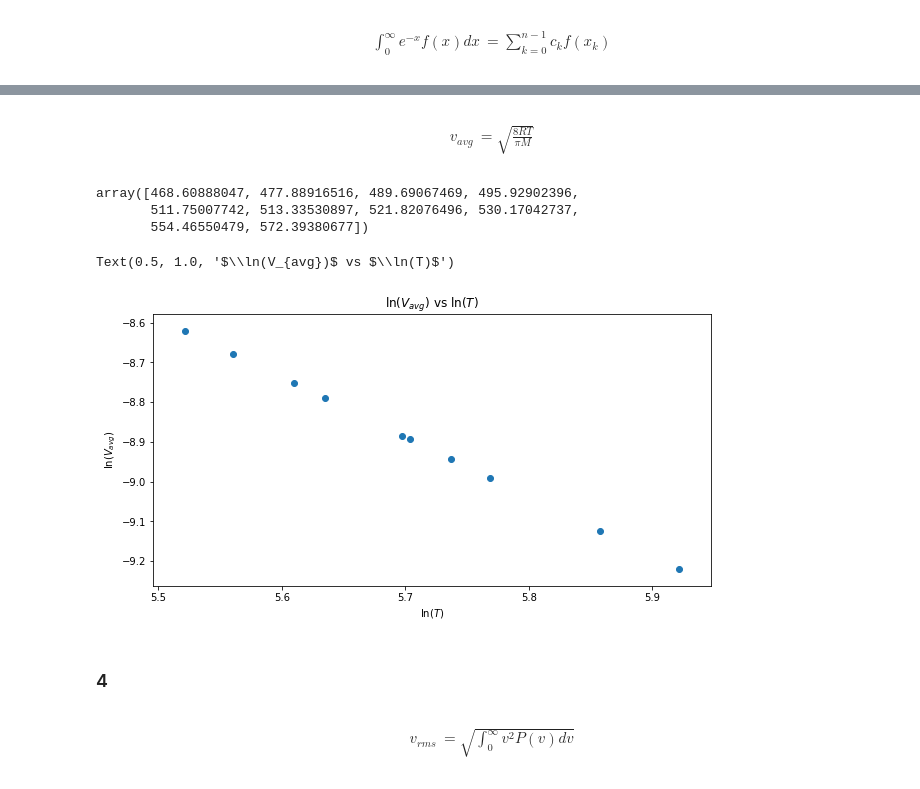
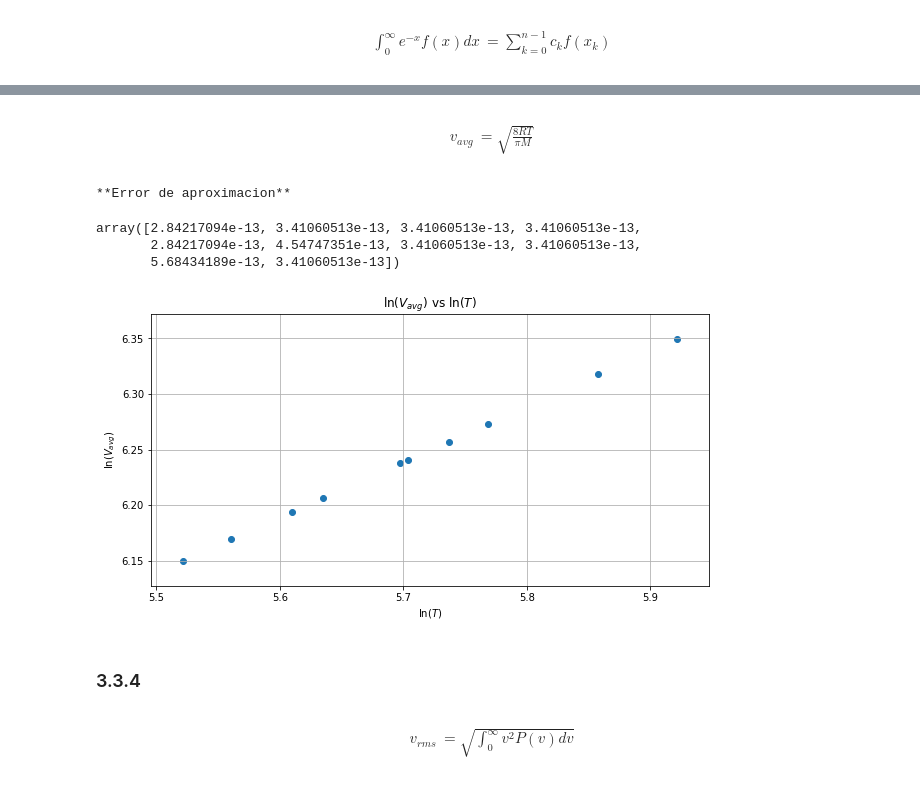
Before and after one commit to max197/FISI2526-MetCompCompl-202320, a Jupyter notebook: Taller_2/Punto3_CuadraturaGauss.ipynb, the cells around one changed output, grey strips where cells are left out. Cells and saved outputs as stored; diff of their text form; code cells hidden in the pictures.

```diff
--- a/Taller_2/Punto3_CuadraturaGauss.ipynb
+++ b/Taller_2/Punto3_CuadraturaGauss.ipynb
@@ -468,0 +480,5 @@ def funcion_integrar(x):
+# %%
+def sustitucion(u,M=helium_m,R=boltzmann_k,T=298.15):
+    '''Definicion de f(u)'''
+    temp = np.sqrt((2*R*T*u)/M)
+    return ((2*R*T*u)/M)*4*np.pi*(M/(2*np.pi*R*T))**(3/2)*(2*R*T)/(2*M*temp)
@@ -469,3 +515,7 @@ def funcion_integrar(x):
+# %%
+def sustitucion(u,M = helium_m,T=298.15):
+    R = boltzmann_k
+    return ((2*R*T*u)/M)*4*np.pi*(M/(2*np.pi*R*T))**(3/2)*(2*R*T)/(2*M)
 # %%
 n = 4
 x = sym.Symbol('x',real=True)
@@ -522,6 +524,6 @@ ck = GetWeightsGLag(n)
 # %%
 def velocidad_promedio(T):
-    return sum(ck*funcion_integrar(xk,T=T))
+    return sum(ck*sustitucion(xk,T=T))
 # %%
 T = np.array([250,260,273,280,298.15,300,310,320,350,373])
 promedios=np.array([])
@@ -536,32 +538,36 @@ array([1.80439477e-04, 1.70133445e-04, 1.58130427e-04, 1.52239453e-04,
+# %% [markdown]
+$$
+\begin{align*}
+    v_{avg} &= \sqrt{\frac{8RT}{\pi M}}
+\end{align*}
+$$
 # %%
 #Valor teorico
 def valoresperado(T):
     return np.sqrt((8*boltzmann_k*T)/(np.pi*helium_m))
-# %% [markdown]
-$$
-\begin{align*}
-    v_{avg} &= \sqrt{\frac{8RT}{\pi M}}
-\end{align*}
-$$
-# %%
-valoresperado(T)
-# %% [output]
-array([468.60888047, 477.88916516, 489.69067469, 495.92902396,
-       511.75007742, 513.33530897, 521.82076496, 530.17042737,
-       554.46550479, 572.39380677])
+# %%
+expected_values = valoresperado(T)
+print("**Error de aproximacion**")
+np.abs(expected_values-promedios)
+# %% [output]
+**Error de aproximacion**
+array([2.84217094e-13, 3.41060513e-13, 3.41060513e-13, 3.41060513e-13,
+       2.84217094e-13, 4.54747351e-13, 3.41060513e-13, 3.41060513e-13,
+       5.68434189e-13, 3.41060513e-13])
 # %%
 fig,ax = plt.subplots(figsize=(10,5))
 lntemp = np.log(T)
 lnavg = np.log(promedios)
+lnmean = np.log(expected_values)
 ax.scatter(lntemp,lnavg)
 plt.xlabel(r"$\ln(T)$")
 plt.ylabel(r"$\ln(V_{avg})$")
 ax.set_title(r"$\ln(V_{avg})$ vs $\ln(T)$")
+plt.grid()
 # %% [output]
-Text(0.5, 1.0, '$\\ln(V_{avg})$ vs $\\ln(T)$')
-[figure, old version]
+[figure, new version]
 # %% [markdown]
-### 4
+### 3.3.4
 # %% [markdown]
 $$
 \begin{align*}
```
Also changed, not shown: parts of 35 cells of this notebook.
